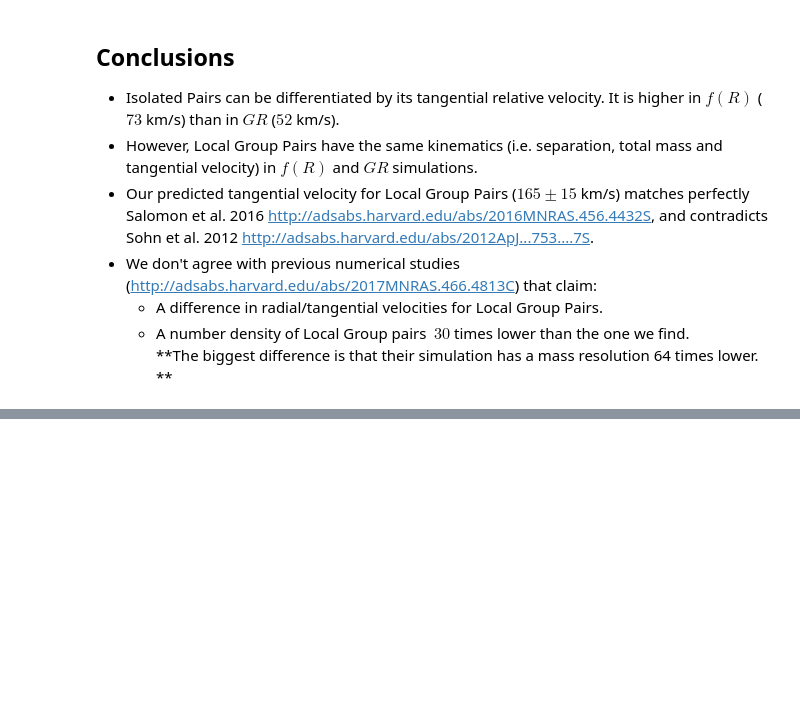
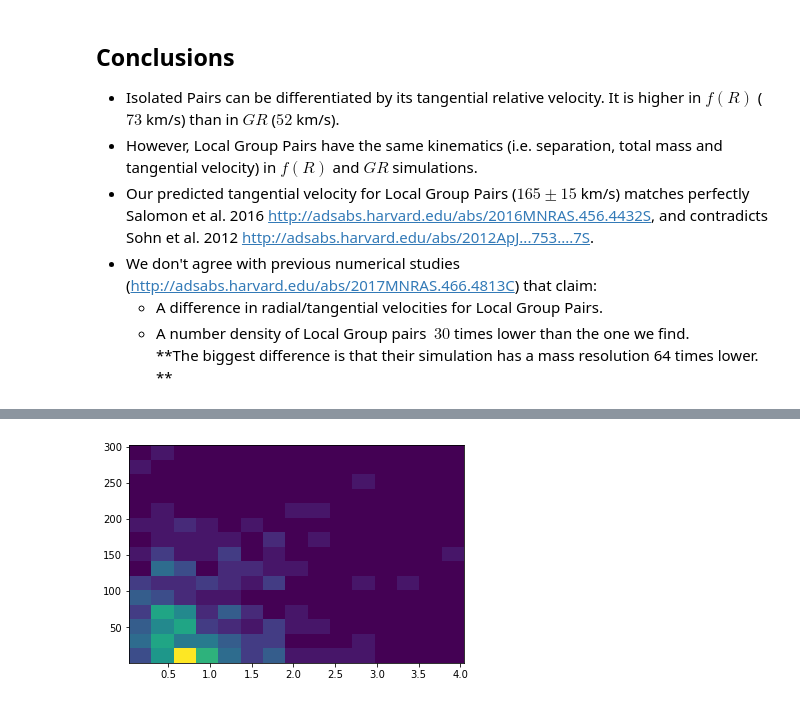
Before and after one commit to forero/LGModGrav, a Jupyter notebook: code/LG_samples.ipynb, the cells around one changed output, grey strips where cells are left out. Cells and saved outputs as stored; diff of their text form; code cells hidden in the pictures; blank space fills up the shorter version.

```diff
--- a/code/LG_samples.ipynb
+++ b/code/LG_samples.ipynb
@@ -319,0 +372,4 @@ Ks_2sampResult(statistic=0.22435897435897434, pvalue=0.86790129440181241)
+# %%
+a = plt.hist2d(sky_distance_FR[mass_ratio_FR<0.5], los_delta_vel_FR[mass_ratio_FR<0.5], bins=15)
+# %% [output]
+[figure, added]
```
Also changed, not shown: parts of 11 cells of this notebook.
